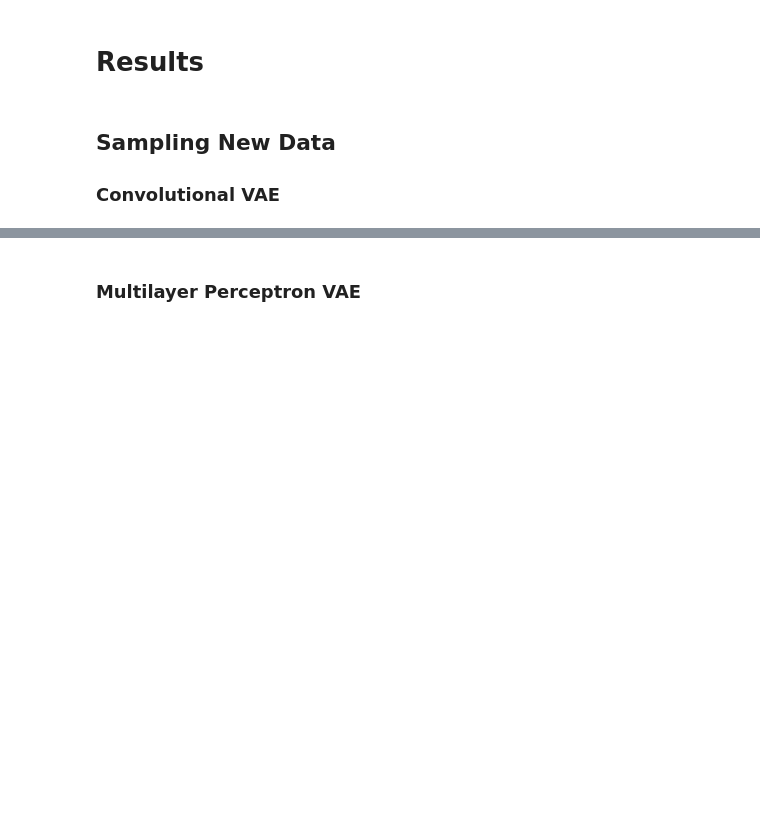
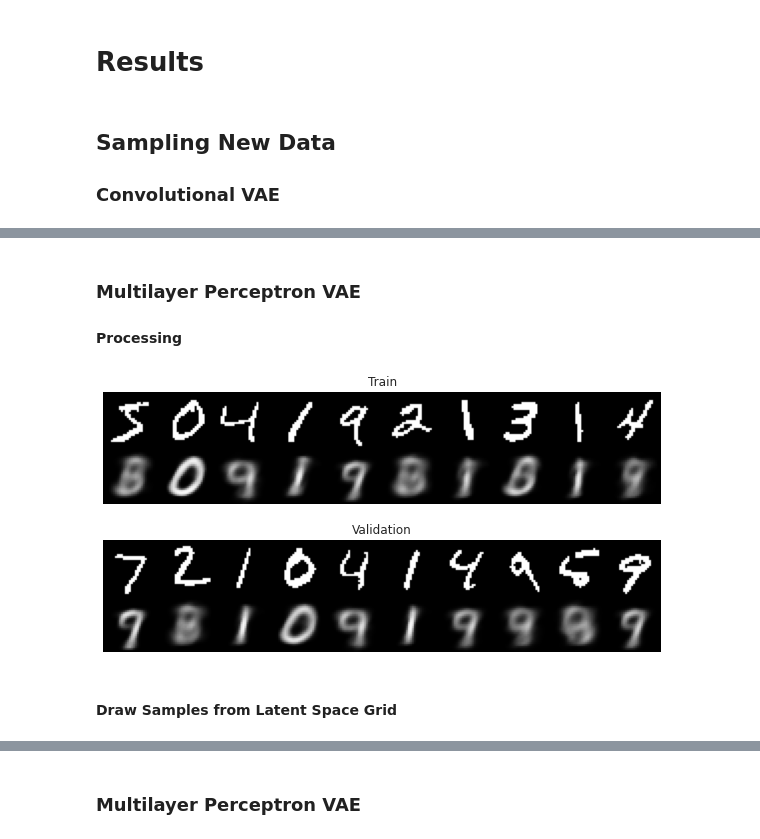
Before and after one commit to BLyndon/bayesian_methods, a Jupyter notebook: notebooks/vae_main.ipynb, the cells around one changed output, grey strips where cells are left out. Cells and saved outputs as stored; diff of their text form; code cells hidden in the pictures; blank space fills up the shorter version.

```diff
--- a/notebooks/vae_main.ipynb
+++ b/notebooks/vae_main.ipynb
@@ -207,0 +273,10 @@ if latent_dim == 2:
+# %% [markdown]
+### Multilayer Perceptron VAE
+
+#### Processing
+# %%
+plotter.plot_processing(vae_mlp, x_train, x_test)
+# %% [output]
+[figure, added]
+# %% [markdown]
+#### Draw Samples from Latent Space Grid
```
Also changed, not shown: parts of 37 cells of this notebook.
